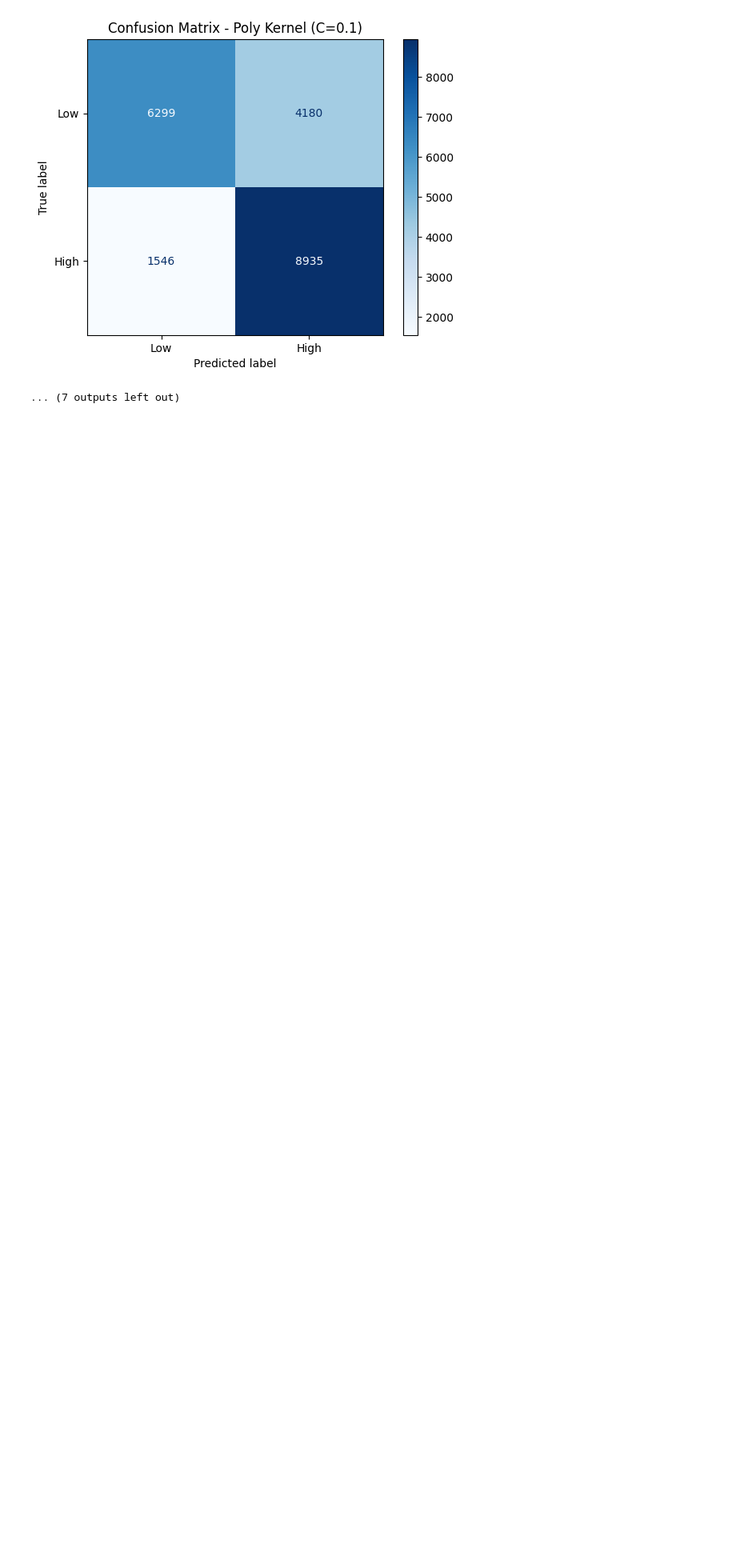
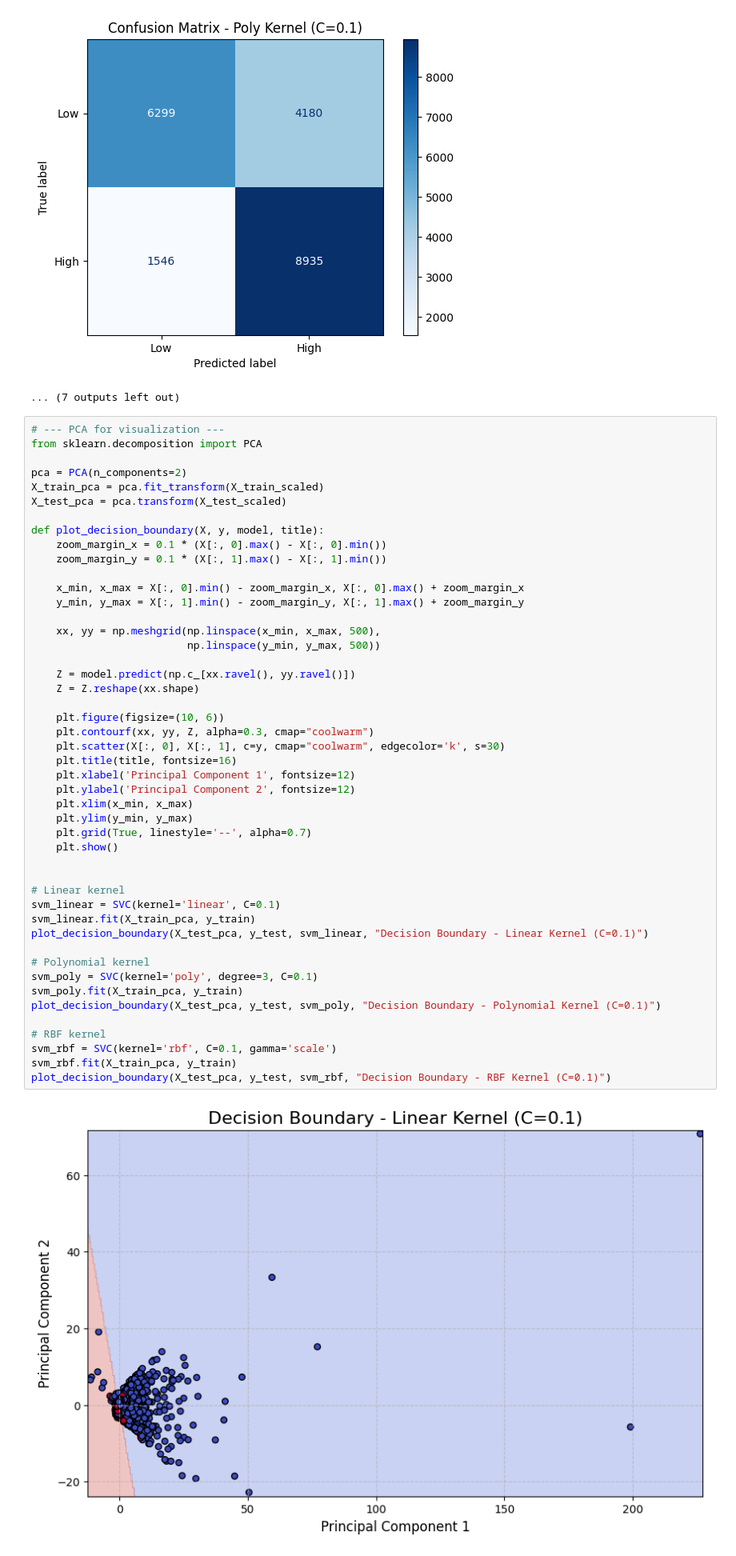
Before and after one commit to AkhilaAnnireddy/Machine_learning_project, a Jupyter notebook: Models/svm_model_impl.ipynb, the cells around one changed output. Shown: that part at 80% size. Saved outputs shown, nothing was run; the diff lists cells and outputs as text; blank space fills up the shorter version.

```diff
--- a/Models/svm_model_impl.ipynb
+++ b/Models/svm_model_impl.ipynb
@@ -193,3 +193,52 @@ Accuracy: 0.7268
 weighted avg       0.74      0.73      0.72     20960
 [figure]
 ... (7 outputs left out)
+# %%
+# --- PCA for visualization ---
+from sklearn.decomposition import PCA
+
+pca = PCA(n_components=2)
+X_train_pca = pca.fit_transform(X_train_scaled)
+X_test_pca = pca.transform(X_test_scaled)
+
+def plot_decision_boundary(X, y, model, title):
+    zoom_margin_x = 0.1 * (X[:, 0].max() - X[:, 0].min())
+    zoom_margin_y = 0.1 * (X[:, 1].max() - X[:, 1].min())
+
+    x_min, x_max = X[:, 0].min() - zoom_margin_x, X[:, 0].max() + zoom_margin_x
+    y_min, y_max = X[:, 1].min() - zoom_margin_y, X[:, 1].max() + zoom_margin_y
+
+    xx, yy = np.meshgrid(np.linspace(x_min, x_max, 500),
+                         np.linspace(y_min, y_max, 500))
+
+    Z = model.predict(np.c_[xx.ravel(), yy.ravel()])
+    Z = Z.reshape(xx.shape)
+
+    plt.figure(figsize=(10, 6))
+    plt.contourf(xx, yy, Z, alpha=0.3, cmap="coolwarm")
+    plt.scatter(X[:, 0], X[:, 1], c=y, cmap="coolwarm", edgecolor='k', s=30)
+    plt.title(title, fontsize=16)
+    plt.xlabel('Principal Component 1', fontsize=12)
+    plt.ylabel('Principal Component 2', fontsize=12)
+    plt.xlim(x_min, x_max)
+    plt.ylim(y_min, y_max)
+    plt.grid(True, linestyle='--', alpha=0.7)
+    plt.show()
+
+
+# Linear kernel
+svm_linear = SVC(kernel='linear', C=0.1)
+svm_linear.fit(X_train_pca, y_train)
+plot_decision_boundary(X_test_pca, y_test, svm_linear, "Decision Boundary - Linear Kernel (C=0.1)")
+
+# Polynomial kernel
+svm_poly = SVC(kernel='poly', degree=3, C=0.1)
+svm_poly.fit(X_train_pca, y_train)
+plot_decision_boundary(X_test_pca, y_test, svm_poly, "Decision Boundary - Polynomial Kernel (C=0.1)")
+
+# RBF kernel
+svm_rbf = SVC(kernel='rbf', C=0.1, gamma='scale')
+svm_rbf.fit(X_train_pca, y_train)
+plot_decision_boundary(X_test_pca, y_test, svm_rbf, "Decision Boundary - RBF Kernel (C=0.1)")
+# %% [output]
+[figure, added]
```
Also changed, not shown: 9 other files.
